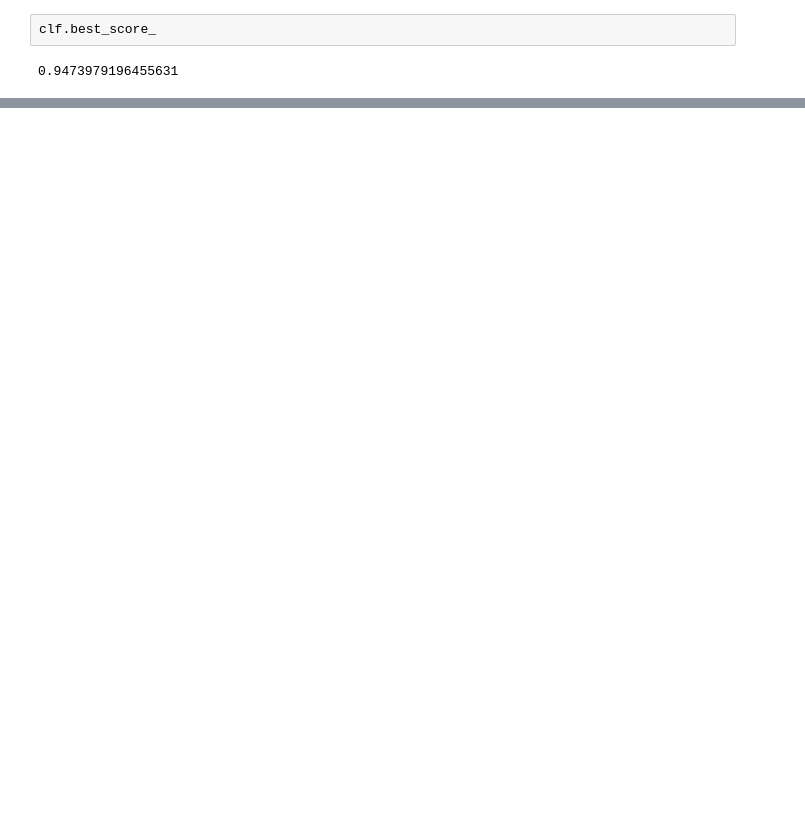
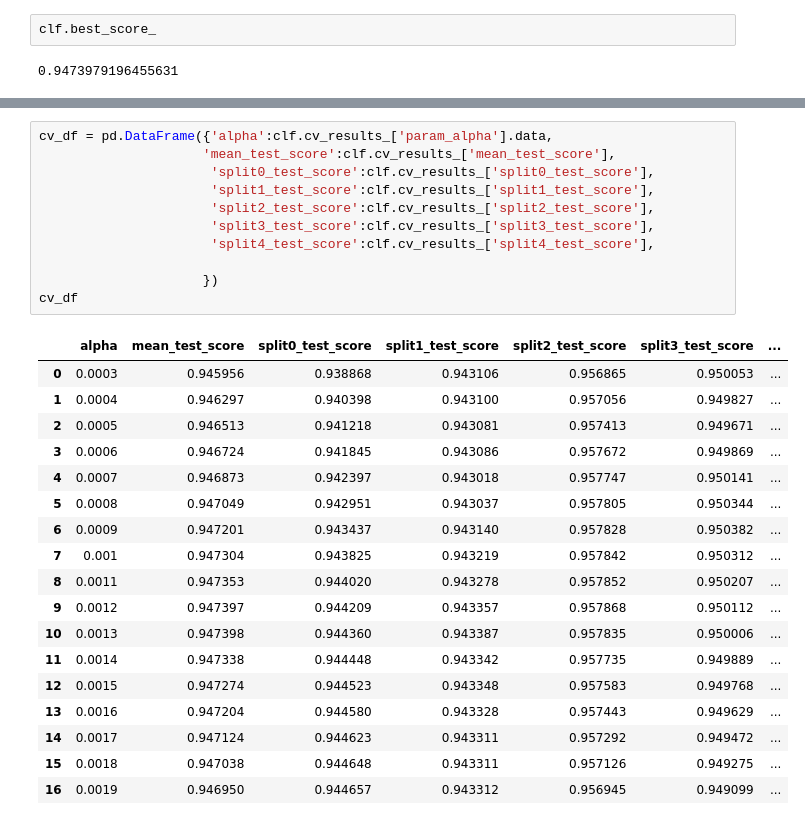
Before and after one commit to nikita-agrawal/Ames-Housing-Analysis, a Jupyter notebook: Hayden/lasso_final.ipynb, the cells around one changed output, grey strips where cells are left out. Cells and saved outputs as stored; diff of their text form; blank space fills up the shorter version.

```diff
--- a/Hayden/lasso_final.ipynb
+++ b/Hayden/lasso_final.ipynb
@@ -132,0 +190,30 @@ list(test.columns)
+# %%
+cv_df = pd.DataFrame({'alpha':clf.cv_results_['param_alpha'].data,
+                     'mean_test_score':clf.cv_results_['mean_test_score'],
+                      'split0_test_score':clf.cv_results_['split0_test_score'],
+                      'split1_test_score':clf.cv_results_['split1_test_score'],
+                      'split2_test_score':clf.cv_results_['split2_test_score'],
+                      'split3_test_score':clf.cv_results_['split3_test_score'],
+                      'split4_test_score':clf.cv_results_['split4_test_score'],
+
+                     })
+cv_df
+# %% [output]
+|  | alpha | mean_test_score | split0_test_score | split1_test_score | split2_test_score | split3_test_score | ... |
+| 0 | 0.0003 | 0.945956 | 0.938868 | 0.943106 | 0.956865 | 0.950053 | ... |
+| 1 | 0.0004 | 0.946297 | 0.940398 | 0.943100 | 0.957056 | 0.949827 | ... |
+| 2 | 0.0005 | 0.946513 | 0.941218 | 0.943081 | 0.957413 | 0.949671 | ... |
+| 3 | 0.0006 | 0.946724 | 0.941845 | 0.943086 | 0.957672 | 0.949869 | ... |
+| 4 | 0.0007 | 0.946873 | 0.942397 | 0.943018 | 0.957747 | 0.950141 | ... |
+| 5 | 0.0008 | 0.947049 | 0.942951 | 0.943037 | 0.957805 | 0.950344 | ... |
+| 6 | 0.0009 | 0.947201 | 0.943437 | 0.943140 | 0.957828 | 0.950382 | ... |
+| 7 | 0.001 | 0.947304 | 0.943825 | 0.943219 | 0.957842 | 0.950312 | ... |
+| 8 | 0.0011 | 0.947353 | 0.944020 | 0.943278 | 0.957852 | 0.950207 | ... |
+| 9 | 0.0012 | 0.947397 | 0.944209 | 0.943357 | 0.957868 | 0.950112 | ... |
+| 10 | 0.0013 | 0.947398 | 0.944360 | 0.943387 | 0.957835 | 0.950006 | ... |
+| 11 | 0.0014 | 0.947338 | 0.944448 | 0.943342 | 0.957735 | 0.949889 | ... |
+| 12 | 0.0015 | 0.947274 | 0.944523 | 0.943348 | 0.957583 | 0.949768 | ... |
+| 13 | 0.0016 | 0.947204 | 0.944580 | 0.943328 | 0.957443 | 0.949629 | ... |
+| 14 | 0.0017 | 0.947124 | 0.944623 | 0.943311 | 0.957292 | 0.949472 | ... |
+| 15 | 0.0018 | 0.947038 | 0.944648 | 0.943311 | 0.957126 | 0.949275 | ... |
+| 16 | 0.0019 | 0.946950 | 0.944657 | 0.943312 | 0.956945 | 0.949099 | ... |
```
Also changed, not shown: parts of 17 cells of this notebook, 1 other file.
